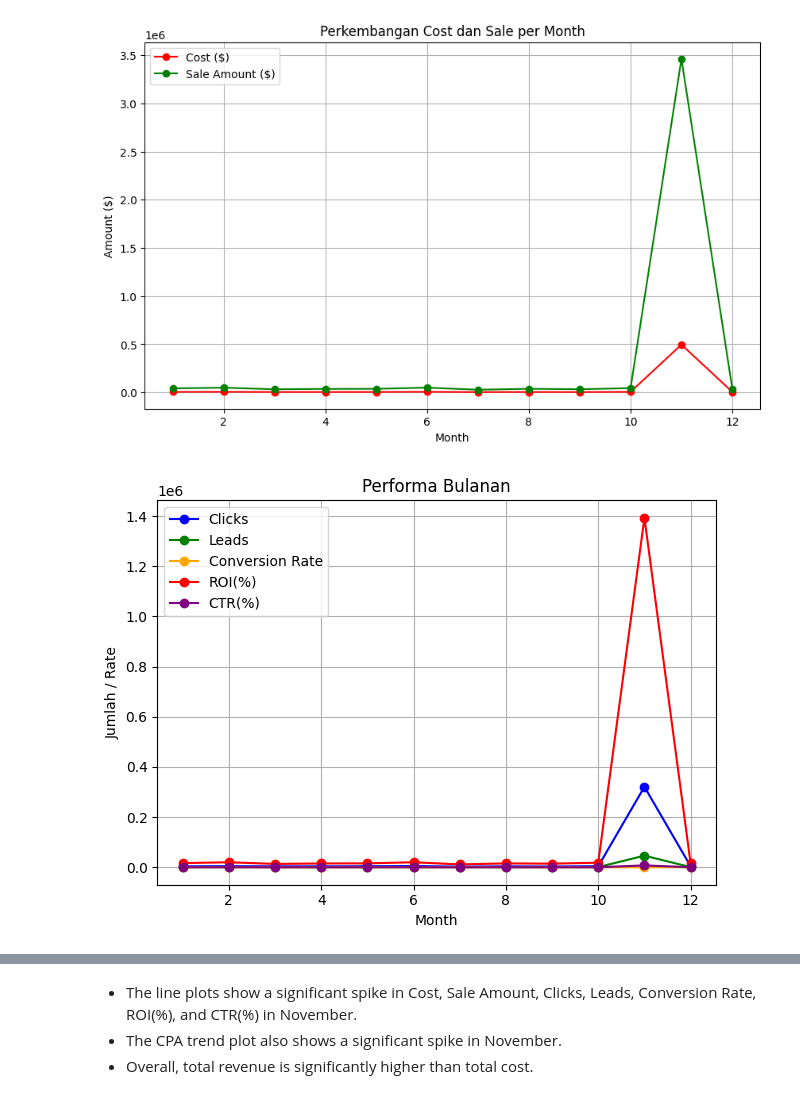
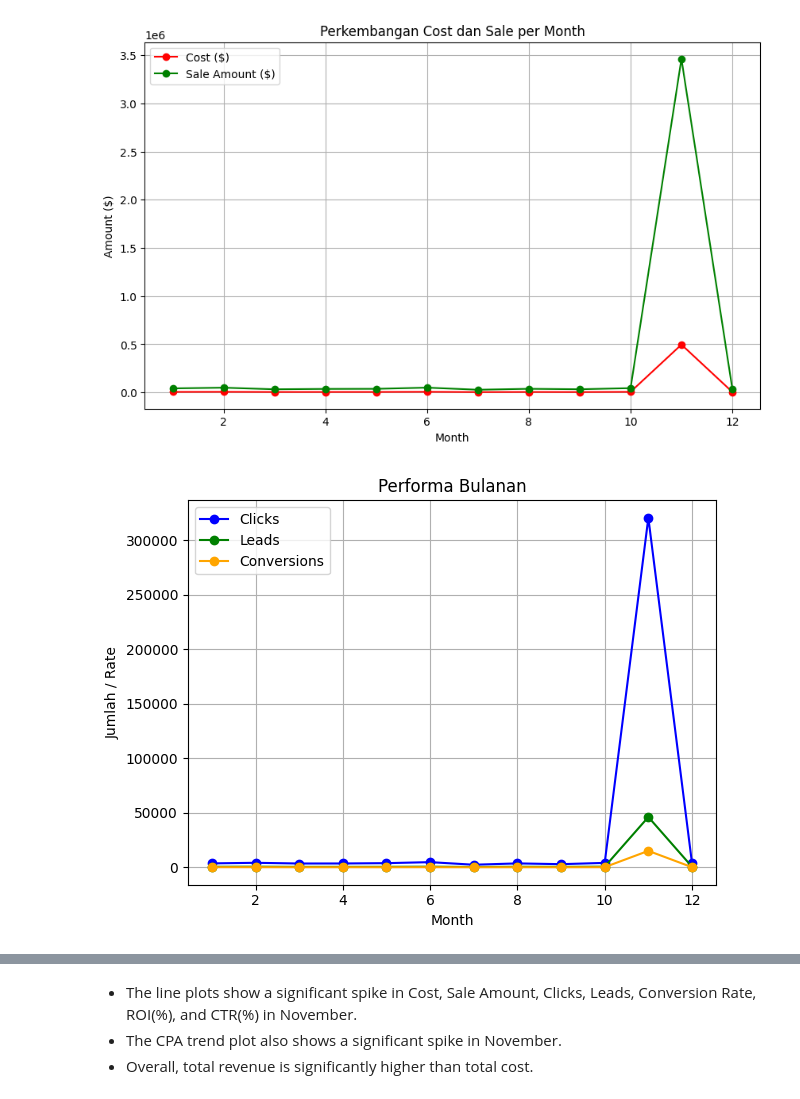
Before and after one commit to Riana901/Google-Ads-Sales-Analysis, a Jupyter notebook: Google_Ads_Sales_Analysis.ipynb, the cells around one changed output, grey strips where cells are left out. Saved outputs shown, nothing was run; the diff lists cells and outputs as text; code cells hidden in the pictures.

```diff
--- a/Google_Ads_Sales_Analysis.ipynb
+++ b/Google_Ads_Sales_Analysis.ipynb
@@ -414,6 +414,7 @@ From ROI we will see a key financial metric used to evaluate the efficiency of a
 # %%
 #track campaign cost vs. return (ROI)
 df['ROI(%)'] = ((df['Sale_Amount($)'] - df['Cost($)']) / df['Cost($)']) * 100
+df['ROI(%)'] = df['ROI(%)'].round(0)
 df
 # %% [output]
 |  | Ad_ID | Campaign_Name | Clicks | Impressions | Cost($) | Leads | Conversions | Conversion_Rate | ... |
@@ -436,6 +437,7 @@ After we use ROI metric, we create a coloumn for CTR. CTR (Click-Through Rate) i
 > CTR = Total number of clicks / total number of impressions
 # %%
 df['CTR(%)'] = (df['Clicks'] / df['Impressions']) * 100
+df['CTR(%)'] = df['CTR(%)'].round(0)
 df.head()
 # %% [output]
 |  | Ad_ID | Campaign_Name | Clicks | Impressions | Cost($) | Leads | Conversions | Conversion_Rate | ... |
@@ -506,18 +508,17 @@ plt.show()
 # %% [output]
 [figure]
 # %%
-monthly_data = df.groupby('Month')[['Clicks', 'Keyword', 'Device', 'Leads', 'Conversion_Rate', 'ROI(%)', 'CTR(%)']].sum()
+monthly_data = df.groupby('Month')[['Clicks', 'Leads', 'Conversions']].sum()
 plt.plot(monthly_data.index, monthly_data['Clicks'], marker='o', label='Clicks', color='blue')
 plt.plot(monthly_data.index, monthly_data['Leads'], marker='o', label='Leads', color='green')
-plt.plot(monthly_data.index, monthly_data['Conversion_Rate'], marker='o', label='Conversion Rate', color='orange')
-plt.plot(monthly_data.index, monthly_data['ROI(%)'], marker='o', label='ROI(%)', color='red')
-plt.plot(monthly_data.index, monthly_data['CTR(%)'], marker='o', label='CTR(%)', color='purple')
+plt.plot(monthly_data.index, monthly_data['Conversions'], marker='o', label='Conversions', color='orange')
+
 plt.title('Performa Bulanan')
 plt.xlabel('Month')
 plt.ylabel('Jumlah / Rate')
 plt.legend()
 plt.grid(True)
 plt.tight_layout()
 plt.show()
 # %% [output]
-[figure, old version]
+[figure, new version]
```
Also changed, not shown: parts of 14 cells of this notebook.
